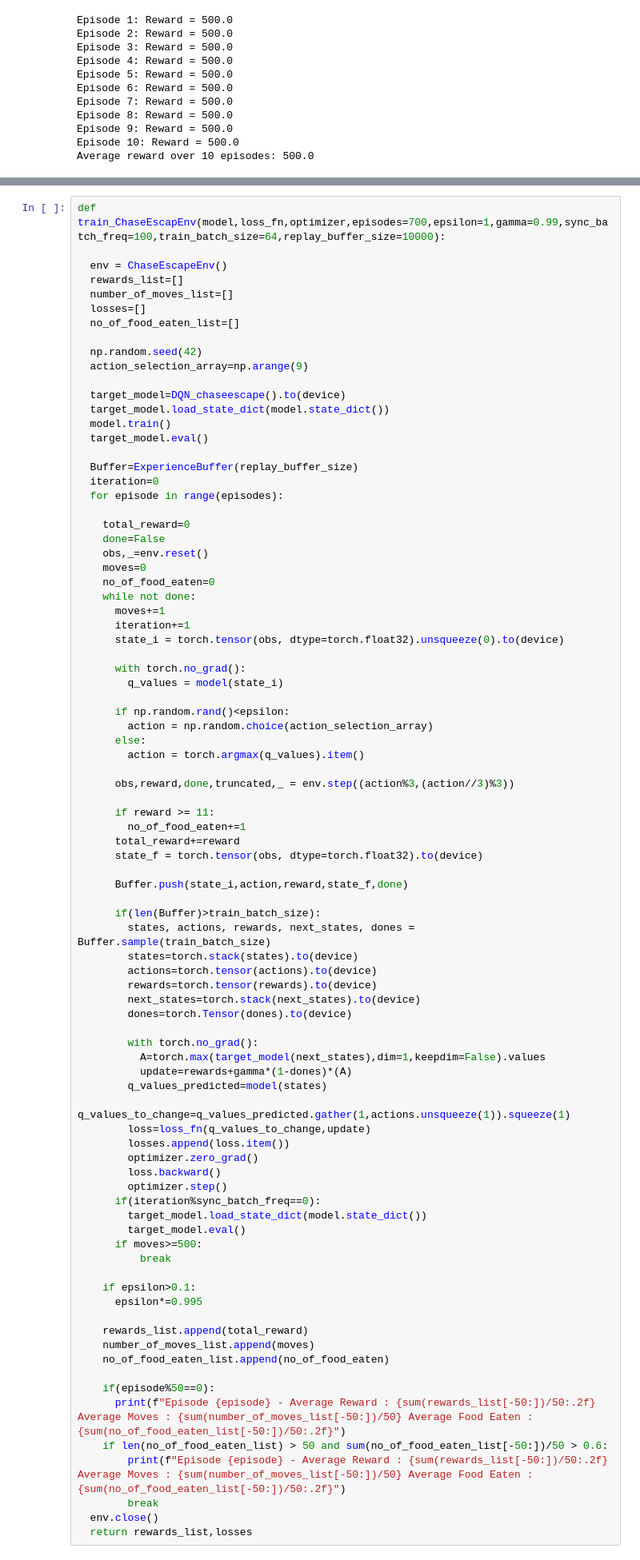
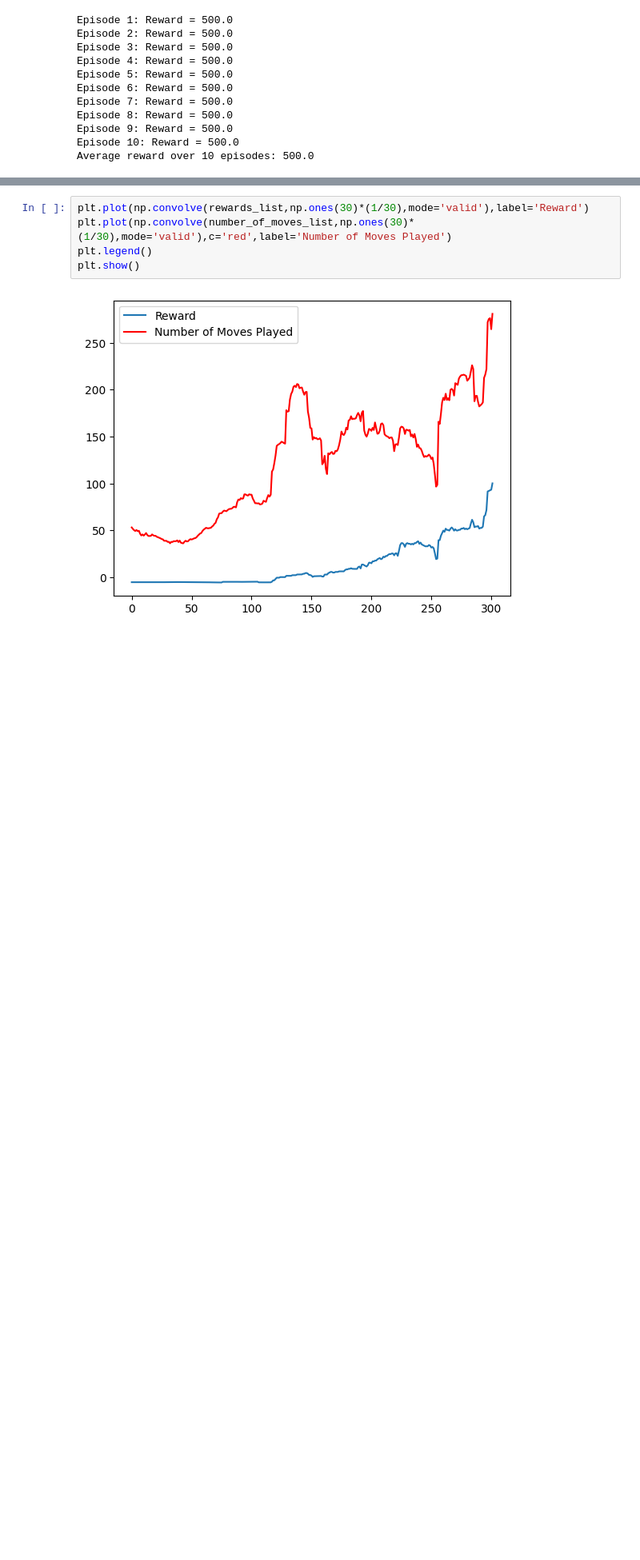
Before and after one commit to ShreyasG3219/Battle-Of-The-Bots, a Jupyter notebook: Week2/Week2_DQN.ipynb, the cells around one changed output, grey strips where cells are left out. Shown: that part at 80% size. Cells and saved outputs as stored; diff of their text form; blank space fills up the shorter version.

```diff
--- a/Week2/Week2_DQN.ipynb
+++ b/Week2/Week2_DQN.ipynb
@@ -372,86 +487,7 @@ class DQN_chaseescape(torch.nn.Module):
 # %%
-def train_ChaseEscapEnv(model,loss_fn,optimizer,episodes=700,epsilon=1,gamma=0.99,sync_batch_freq=100,train_batch_size=64,replay_buffer_size=10000):
-
-  env = ChaseEscapeEnv()
-  rewards_list=[]
-  number_of_moves_list=[]
-  losses=[]
-  no_of_food_eaten_list=[]
-
-  np.random.seed(42)
-  action_selection_array=np.arange(9)
-
-  target_model=DQN_chaseescape().to(device)
-  target_model.load_state_dict(model.state_dict())
-  model.train()
-  target_model.eval()
-
-  Buffer=ExperienceBuffer(replay_buffer_size)
-  iteration=0
-  for episode in range(episodes):
-
-    total_reward=0
-    done=False
-    obs,_=env.reset()
-    moves=0
-    no_of_food_eaten=0
-    while not done:
-      moves+=1
-      iteration+=1
-      state_i = torch.tensor(obs, dtype=torch.float32).unsqueeze(0).to(device)
-
-      with torch.no_grad():
-        q_values = model(state_i)
-
-      if np.random.rand()<epsilon:
-        action = np.random.choice(action_selection_array)
-      else:
-        action = torch.argmax(q_values).item()
-
-      obs,reward,done,truncated,_ = env.step((action%3,(action//3)%3))
-
-      if reward >= 11:
-        no_of_food_eaten+=1
-      total_reward+=reward
-      state_f = torch.tensor(obs, dtype=torch.float32).to(device)
-
-      Buffer.push(state_i,action,reward,state_f,done)
-
-      if(len(Buffer)>train_batch_size):
-        states, actions, rewards, next_states, dones = Buffer.sample(train_batch_size)
-        states=torch.stack(states).to(device)
-        actions=torch.tensor(actions).to(device)
-        rewards=torch.tensor(rewards).to(device)
-        next_states=torch.stack(next_states).to(device)
-        dones=torch.Tensor(dones).to(device)
-
-        with torch.no_grad():
-          A=torch.max(target_model(next_states),dim=1,keepdim=False).values
-          update=rewards+gamma*(1-dones)*(A)
-        q_values_predicted=model(states)
-        q_values_to_change=q_values_predicted.gather(1,actions.unsqueeze(1)).squeeze(1)
-        loss=loss_fn(q_values_to_change,update)
-        losses.append(loss.item())
-        optimizer.zero_grad()
-        loss.backward()
-        optimizer.step()
-      if(iteration%sync_batch_freq==0):
-        target_model.load_state_dict(model.state_dict())
-        target_model.eval()
-      if moves>=500:
-          break
-
-    if epsilon>0.1:
-      epsilon*=0.995
-
-    rewards_list.append(total_reward)
-    number_of_moves_list.append(moves)
-    no_of_food_eaten_list.append(no_of_food_eaten)
-
-    if(episode%50==0):
-      print(f"Episode {episode} - Average Reward : {sum(rewards_list[-50:])/50:.2f} Average Moves : {sum(number_of_moves_list[-50:])/50} Average Food Eaten : {sum(no_of_food_eaten_list[-50:])/50:.2f}")
-    if len(no_of_food_eaten_list) > 50 and sum(no_of_food_eaten_list[-50:])/50 > 0.6:
-        print(f"Episode {episode} - Average Reward : {sum(rewards_list[-50:])/50:.2f} Average Moves : {sum(number_of_moves_list[-50:])/50} Average Food Eaten : {sum(no_of_food_eaten_list[-50:])/50:.2f}")
-        break
-  env.close()
-  return rewards_list,losses
+plt.plot(np.convolve(rewards_list,np.ones(30)*(1/30),mode='valid'),label='Reward')
+plt.plot(np.convolve(number_of_moves_list,np.ones(30)*(1/30),mode='valid'),c='red',label='Number of Moves Played')
+plt.legend()
+plt.show()
+# %% [output]
+[figure, added]
```
Also changed, not shown: parts of 12 cells of this notebook.
